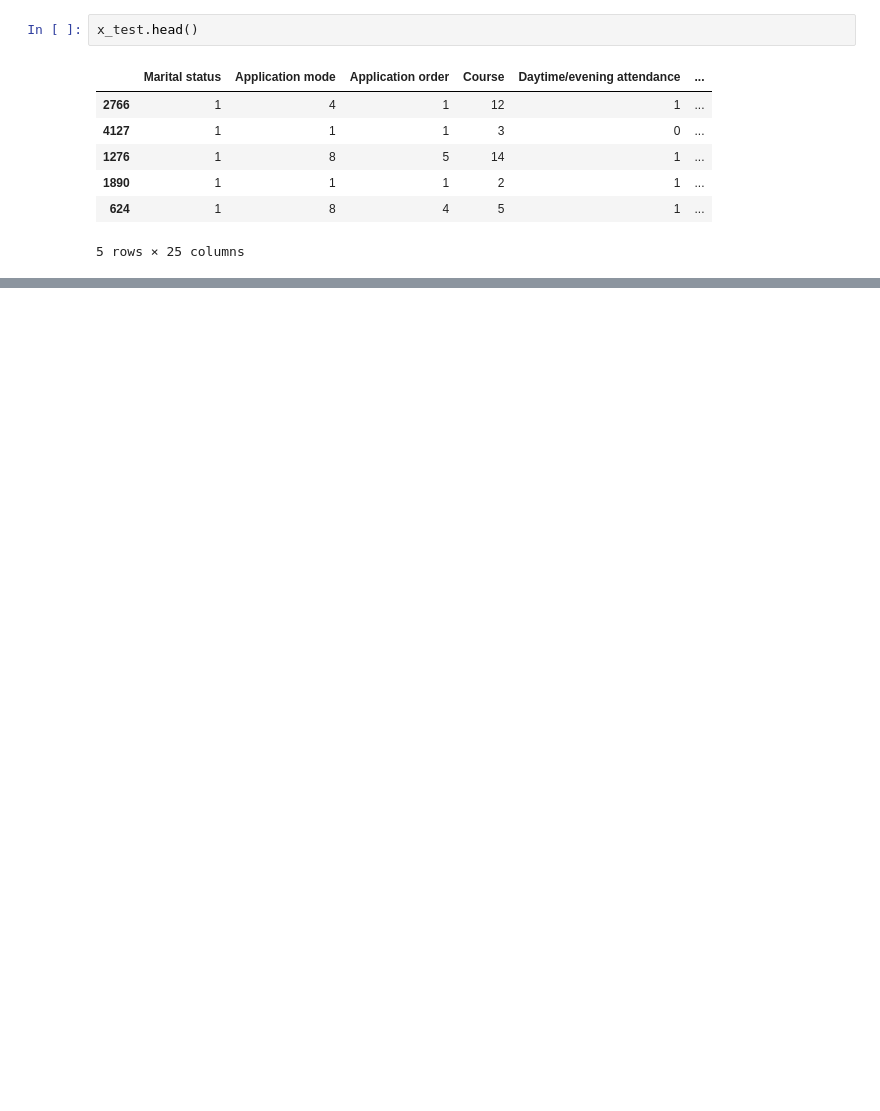
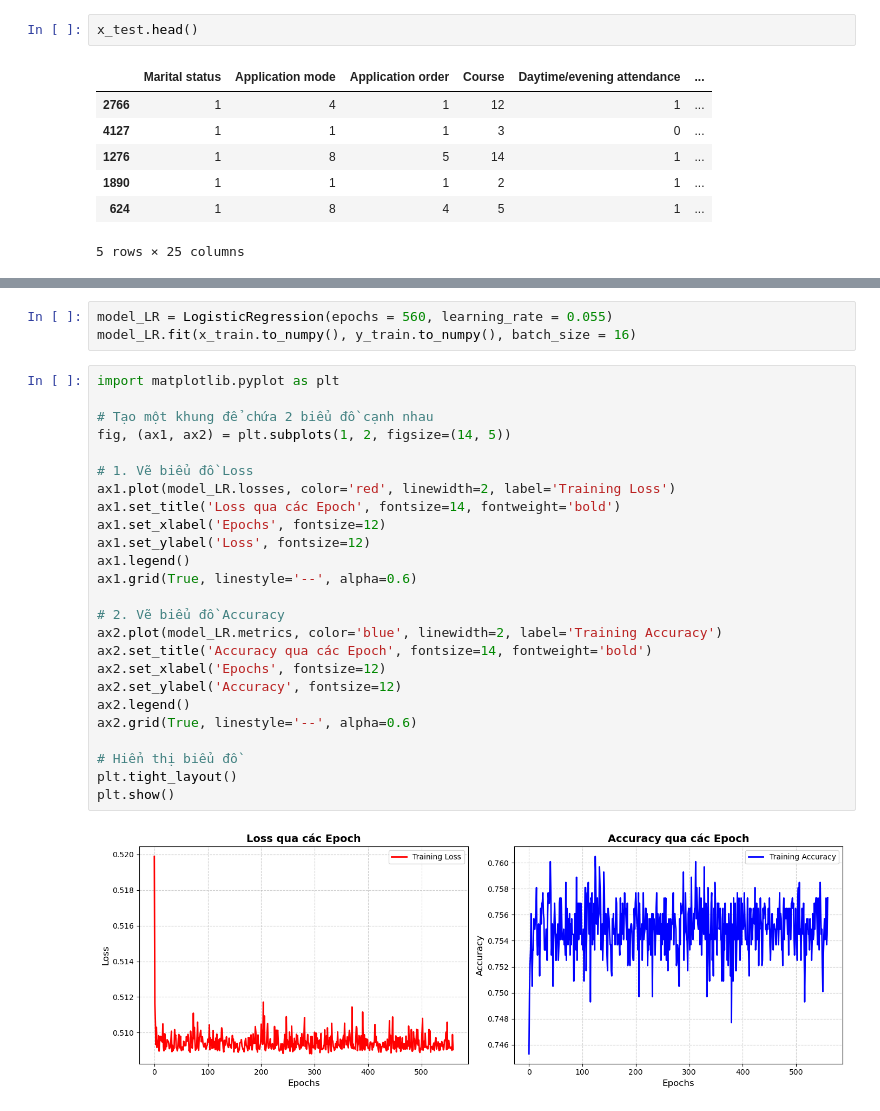
Before and after one commit to HuyyGiaa/DS102-Lab2, a Jupyter notebook: 24520650_Lab_2.ipynb, the cells around one changed output, grey strips where cells are left out. Cells and saved outputs as stored; diff of their text form; blank space fills up the shorter version.

```diff
--- a/24520650_Lab_2.ipynb
+++ b/24520650_Lab_2.ipynb
@@ -337,0 +344,30 @@ x_test.head()
+# %%
+model_LR = LogisticRegression(epochs = 560, learning_rate = 0.055)
+model_LR.fit(x_train.to_numpy(), y_train.to_numpy(), batch_size = 16)
+# %%
+import matplotlib.pyplot as plt
+
+# Tạo một khung để chứa 2 biểu đồ cạnh nhau
+fig, (ax1, ax2) = plt.subplots(1, 2, figsize=(14, 5))
+
+# 1. Vẽ biểu đồ Loss
+ax1.plot(model_LR.losses, color='red', linewidth=2, label='Training Loss')
+ax1.set_title('Loss qua các Epoch', fontsize=14, fontweight='bold')
+ax1.set_xlabel('Epochs', fontsize=12)
+ax1.set_ylabel('Loss', fontsize=12)
+ax1.legend()
+ax1.grid(True, linestyle='--', alpha=0.6)
+
+# 2. Vẽ biểu đồ Accuracy
+ax2.plot(model_LR.metrics, color='blue', linewidth=2, label='Training Accuracy')
+ax2.set_title('Accuracy qua các Epoch', fontsize=14, fontweight='bold')
+ax2.set_xlabel('Epochs', fontsize=12)
+ax2.set_ylabel('Accuracy', fontsize=12)
+ax2.legend()
+ax2.grid(True, linestyle='--', alpha=0.6)
+
+# Hiển thị biểu đồ
+plt.tight_layout()
+plt.show()
+# %% [output]
+[figure, added]
```
Also changed, not shown: parts of 21 cells of this notebook.
